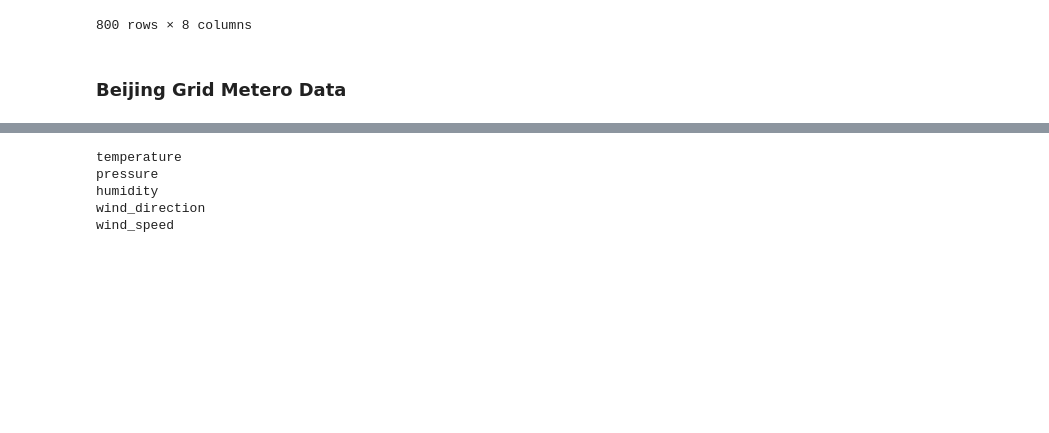
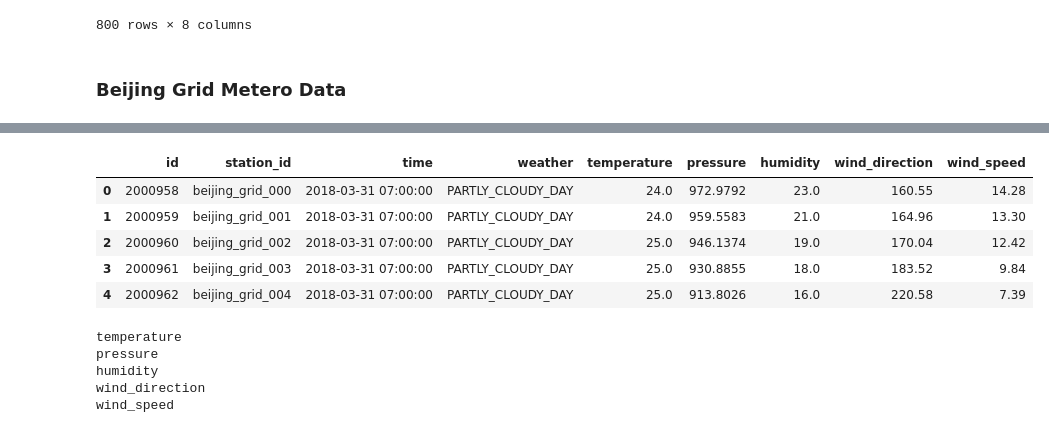
Before and after one commit to zchi1992/kdd-cup-2018-new, a Jupyter notebook: bj_data_preprocess.ipynb, the cells around one changed output, grey strips where cells are left out. Cells and saved outputs as stored; diff of their text form; code cells hidden in the pictures; blank space fills up the shorter version.

```diff
--- a/bj_data_preprocess.ipynb
+++ b/bj_data_preprocess.ipynb
@@ -666,3 +698,12 @@ bj_meter_grid_new = pd.read_csv(file_paths['bj_meter_grid_new'])
+# %%
+bj_meter_grid_new.head()
+# %% [output]
+|  | id | station_id | time | weather | temperature | pressure | humidity | wind_direction | wind_speed |
+| 0 | 2000958 | beijing_grid_000 | 2018-03-31 07:00:00 | PARTLY_CLOUDY_DAY | 24.0 | 972.9792 | 23.0 | 160.55 | 14.28 |
+| 1 | 2000959 | beijing_grid_001 | 2018-03-31 07:00:00 | PARTLY_CLOUDY_DAY | 24.0 | 959.5583 | 21.0 | 164.96 | 13.30 |
+| 2 | 2000960 | beijing_grid_002 | 2018-03-31 07:00:00 | PARTLY_CLOUDY_DAY | 25.0 | 946.1374 | 19.0 | 170.04 | 12.42 |
+| 3 | 2000961 | beijing_grid_003 | 2018-03-31 07:00:00 | PARTLY_CLOUDY_DAY | 25.0 | 930.8855 | 18.0 | 183.52 | 9.84 |
+| 4 | 2000962 | beijing_grid_004 | 2018-03-31 07:00:00 | PARTLY_CLOUDY_DAY | 25.0 | 913.8026 | 16.0 | 220.58 | 7.39 |
 # %%
 metero_stations = load_city_meter('bj')
 # %% [output]
```
Also changed, not shown: parts of 8 cells of this notebook, 7 other files.
